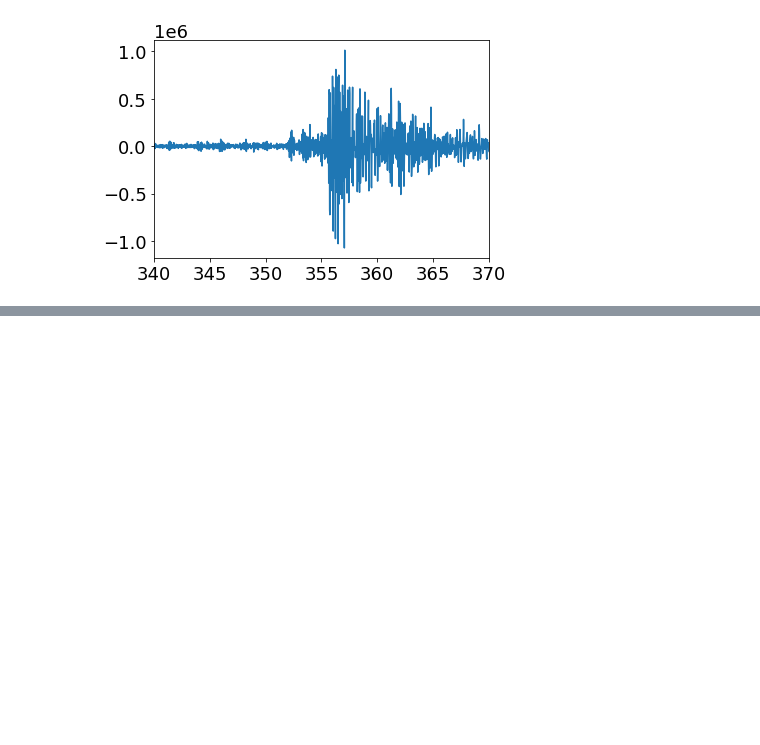
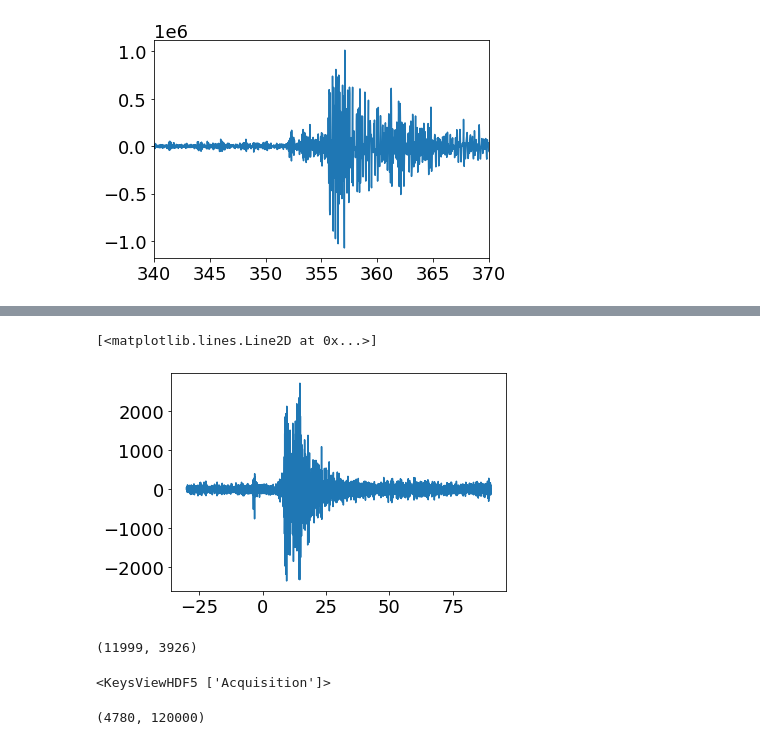
Before and after one commit to yinjiuxun/das-strain-scaling, a Jupyter notebook: jupyter_notebooks/load_temporal_events.ipynb, the cells around one changed output, grey strips where cells are left out. Saved outputs shown, nothing was run; the diff lists cells and outputs as text; code cells hidden in the pictures; blank space fills up the shorter version.

```diff
--- a/jupyter_notebooks/load_temporal_events.ipynb
+++ b/jupyter_notebooks/load_temporal_events.ipynb
@@ -136,0 +304,9 @@ plt.xlim(340, 370)
+# %%
+plt.plot(das_time, event_data[:, 2000])
+# %% [output]
+[<matplotlib.lines.Line2D at 0x...>]
+[figure, added]
+# %%
+event_data.shape
+# %% [output]
+(11999, 3926)
@@ -136,0 +316,4 @@ plt.xlim(340, 370)
+# %%
+fid.keys()
+# %% [output]
+<KeysViewHDF5 ['Acquisition']>
@@ -136,0 +322,4 @@ plt.xlim(340, 370)
+# %%
+raw_data.shape
+# %% [output]
+(4780, 120000)
```
Also changed, not shown: parts of 21 cells of this notebook, 2 other files.
